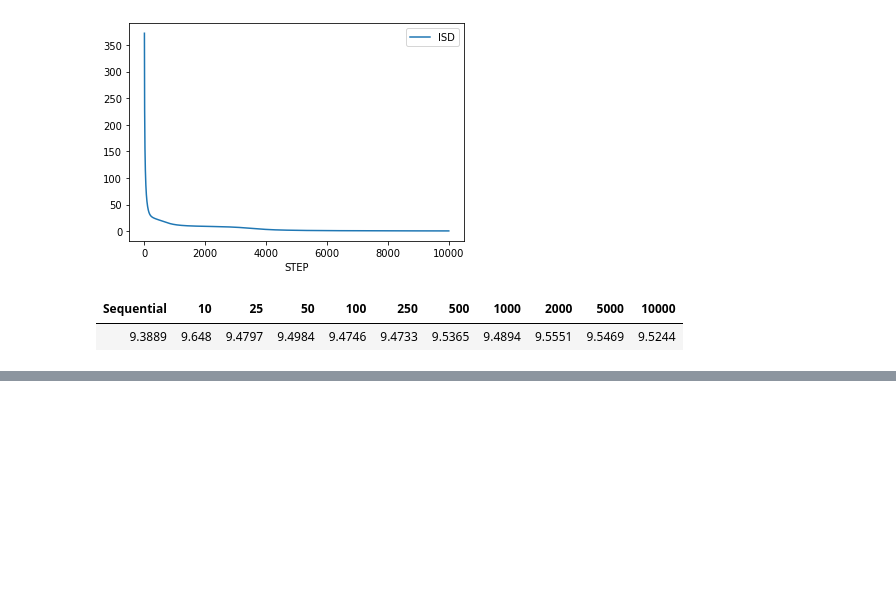
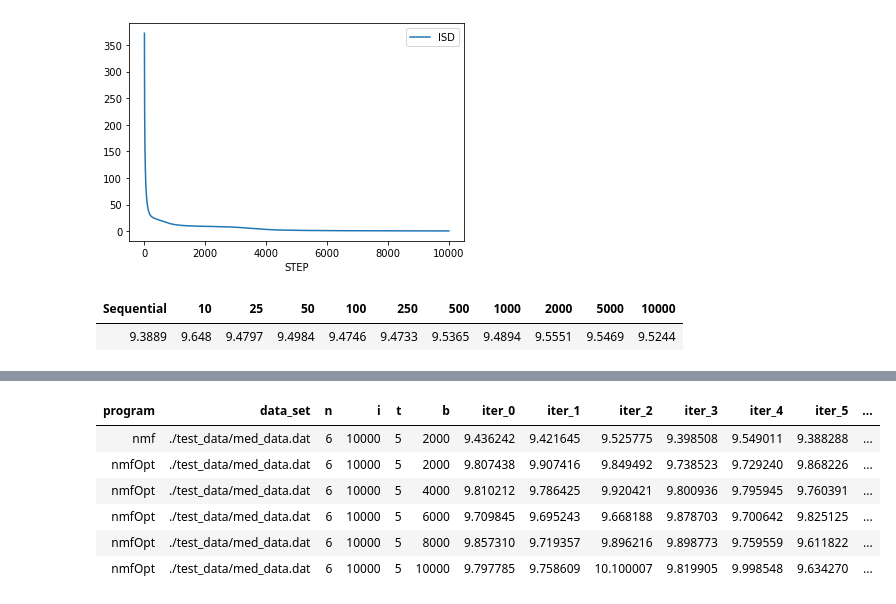
Before and after one commit to NFabrizio/NMF, a Jupyter notebook: results.ipynb, the cells around one changed output, grey strips where cells are left out. Cells and saved outputs as stored; diff of their text form; code cells hidden in the pictures; blank space fills up the shorter version.

```diff
--- a/results.ipynb
+++ b/results.ipynb
@@ -184,3 +184,34 @@ table
 # %% [output]
 | Sequential | 10 | 25 | 50 | 100 | 250 | 500 | 1000 | 2000 | 5000 | 10000 |
 | 9.3889 | 9.648 | 9.4797 | 9.4984 | 9.4746 | 9.4733 | 9.5365 | 9.4894 | 9.5551 | 9.5469 | 9.5244 |
+# %%
+import math
+
+def calc_mean_and_variance(df):
+    df_cols = ['iter_0', 'iter_1', 'iter_2', 'iter_3', 'iter_4', 'iter_5', 'iter_6']
+    df_variance_cols = ['iter_0_variance', 'iter_1_variance', 'iter_2_variance', 'iter_3_variance', \
+                        'iter_4_variance', 'iter_5_variance', 'iter_6_variance']
+
+    df['adjusted_mean'] = 0
+    df[df_variance_cols] = 0
+
+    for index, row in df.iterrows():
+        adjusted_mean = (row[df_cols].sum() - row[df_cols].min() - row[df_cols].max()) / (len(row[df_cols]) - 2)
+        df.at[index, 'adjusted_mean'] = adjusted_mean
+
+        speedup = df.at[0, 'adjusted_mean'] / adjusted_mean
+        df.at[index, 'speedup'] = speedup
+
+#         efficiency = speedup / df.at[index, 'num_procs']
+#         df.at[index, 'efficiency'] = efficiency
+
+    return df
+# %%
+desired_cols = ['program', 'data_set', 'n', 'i', 't', 'b', 'iter_0', 'iter_1', 'iter_2', \
+                'iter_3', 'iter_4', 'iter_5', 'iter_6', 'adjusted_mean', 'speedup']
+# %%
+from IPython.display import display
+
+def print_table(data):
+    display(data[desired_cols].style.set_table_styles([dict(selector='th', props=[('text-align', 'center')])])\
+            .set_properties(**{'text-align': 'center'}).hide(axis='index'))
@@ -186,0 +229,11 @@ table
+# %%
+adjusted_data_nmfOpt = calc_mean_and_variance(data_nmfOpt)
+print_table(adjusted_data_nmfOpt)
+# %% [output]
+| program | data_set | n | i | t | b | iter_0 | iter_1 | iter_2 | iter_3 | iter_4 | iter_5 | ... |
+| nmf | ./test_data/med_data.dat | 6 | 10000 | 5 | 2000 | 9.436242 | 9.421645 | 9.525775 | 9.398508 | 9.549011 | 9.388288 | ... |
+| nmfOpt | ./test_data/med_data.dat | 6 | 10000 | 5 | 2000 | 9.807438 | 9.907416 | 9.849492 | 9.738523 | 9.729240 | 9.868226 | ... |
+| nmfOpt | ./test_data/med_data.dat | 6 | 10000 | 5 | 4000 | 9.810212 | 9.786425 | 9.920421 | 9.800936 | 9.795945 | 9.760391 | ... |
+| nmfOpt | ./test_data/med_data.dat | 6 | 10000 | 5 | 6000 | 9.709845 | 9.695243 | 9.668188 | 9.878703 | 9.700642 | 9.825125 | ... |
+| nmfOpt | ./test_data/med_data.dat | 6 | 10000 | 5 | 8000 | 9.857310 | 9.719357 | 9.896216 | 9.898773 | 9.759559 | 9.611822 | ... |
+| nmfOpt | ./test_data/med_data.dat | 6 | 10000 | 5 | 10000 | 9.797785 | 9.758609 | 10.100007 | 9.819905 | 9.998548 | 9.634270 | ... |
```
Also changed, not shown: parts of 3 cells of this notebook, 8 other files.
